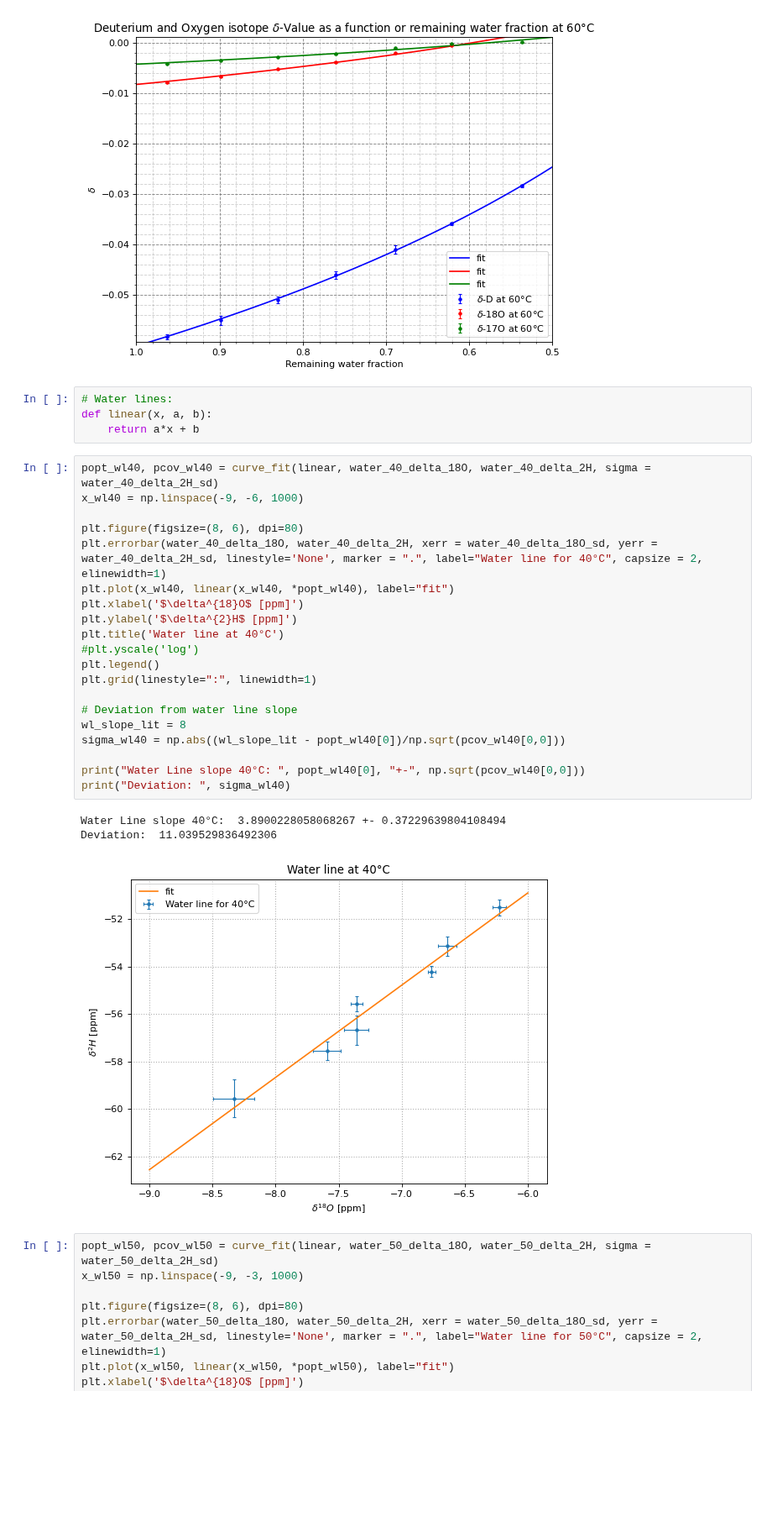
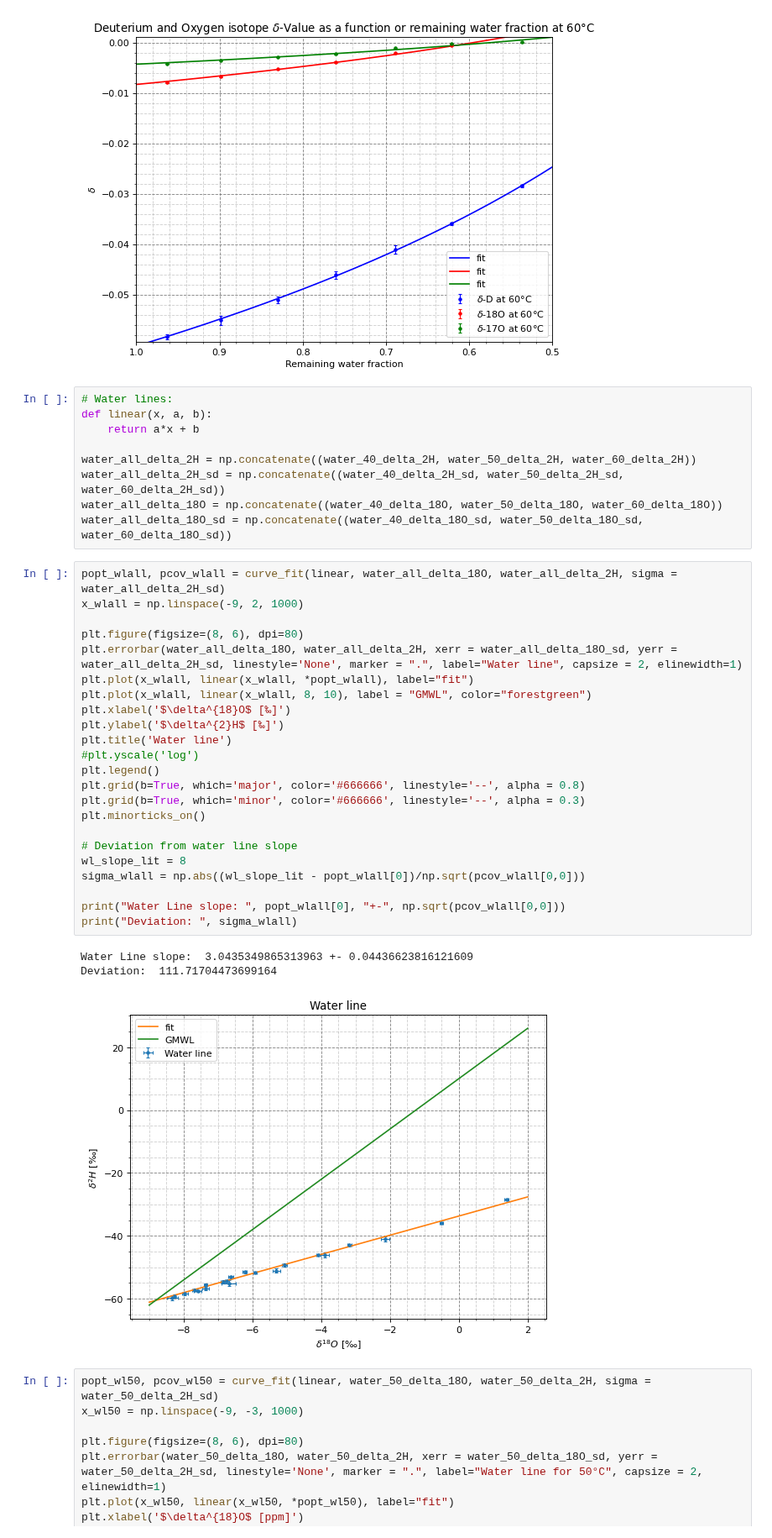
Before and after one commit to fexfl/FP, a Jupyter notebook: F55/F55 Analysis.ipynb, the cells around one changed output. Shown at 84% size. Drawn from its saved outputs; the diff is of its cells as text; blank space fills up the shorter version.

```diff
--- a/F55/F55 Analysis.ipynb
+++ b/F55/F55 Analysis.ipynb
@@ -898,30 +898,38 @@ Frac Factor O17: 0.9922708140310372 +- 0.0006658038886227538
 # Water lines:
 def linear(x, a, b):
     return a*x + b
+
+water_all_delta_2H = np.concatenate((water_40_delta_2H, water_50_delta_2H, water_60_delta_2H))
+water_all_delta_2H_sd = np.concatenate((water_40_delta_2H_sd, water_50_delta_2H_sd, water_60_delta_2H_sd))
+water_all_delta_18O = np.concatenate((water_40_delta_18O, water_50_delta_18O, water_60_delta_18O))
+water_all_delta_18O_sd = np.concatenate((water_40_delta_18O_sd, water_50_delta_18O_sd, water_60_delta_18O_sd))
 # %%
-popt_wl40, pcov_wl40 = curve_fit(linear, water_40_delta_18O, water_40_delta_2H, sigma = water_40_delta_2H_sd)
-x_wl40 = np.linspace(-9, -6, 1000)
+popt_wlall, pcov_wlall = curve_fit(linear, water_all_delta_18O, water_all_delta_2H, sigma = water_all_delta_2H_sd)
+x_wlall = np.linspace(-9, 2, 1000)
 
 plt.figure(figsize=(8, 6), dpi=80)
-plt.errorbar(water_40_delta_18O, water_40_delta_2H, xerr = water_40_delta_18O_sd, yerr = water_40_delta_2H_sd, linestyle='None', marker = ".", label="Water line for 40°C", capsize = 2, elinewidth=1)
-plt.plot(x_wl40, linear(x_wl40, *popt_wl40), label="fit")
-plt.xlabel('$\delta^{18}O$ [ppm]')
-plt.ylabel('$\delta^{2}H$ [ppm]')
-plt.title('Water line at 40°C')
+plt.errorbar(water_all_delta_18O, water_all_delta_2H, xerr = water_all_delta_18O_sd, yerr = water_all_delta_2H_sd, linestyle='None', marker = ".", label="Water line", capsize = 2, elinewidth=1)
+plt.plot(x_wlall, linear(x_wlall, *popt_wlall), label="fit")
+plt.plot(x_wlall, linear(x_wlall, 8, 10), label = "GMWL", color="forestgreen")
+plt.xlabel('$\delta^{18}O$ [‰]')
+plt.ylabel('$\delta^{2}H$ [‰]')
+plt.title('Water line')
 #plt.yscale('log')
 plt.legend()
-plt.grid(linestyle=":", linewidth=1)
+plt.grid(b=True, which='major', color='#666666', linestyle='--', alpha = 0.8)
+plt.grid(b=True, which='minor', color='#666666', linestyle='--', alpha = 0.3)
+plt.minorticks_on()
 
 # Deviation from water line slope
 wl_slope_lit = 8
-sigma_wl40 = np.abs((wl_slope_lit - popt_wl40[0])/np.sqrt(pcov_wl40[0,0]))
+sigma_wlall = np.abs((wl_slope_lit - popt_wlall[0])/np.sqrt(pcov_wlall[0,0]))
 
-print("Water Line slope 40°C: ", popt_wl40[0], "+-", np.sqrt(pcov_wl40[0,0]))
-print("Deviation: ", sigma_wl40)
+print("Water Line slope: ", popt_wlall[0], "+-", np.sqrt(pcov_wlall[0,0]))
+print("Deviation: ", sigma_wlall)
 # %% [output]
-Water Line slope 40°C:  3.8900228058068267 +- 0.37229639804108494
-Deviation:  11.039529836492306
+Water Line slope:  3.0435349865313963 +- 0.04436623816121609
+Deviation:  111.71704473699164
-[figure, old version]
+[figure, new version]
 # %%
 popt_wl50, pcov_wl50 = curve_fit(linear, water_50_delta_18O, water_50_delta_2H, sigma = water_50_delta_2H_sd)
 x_wl50 = np.linspace(-9, -3, 1000)
```
